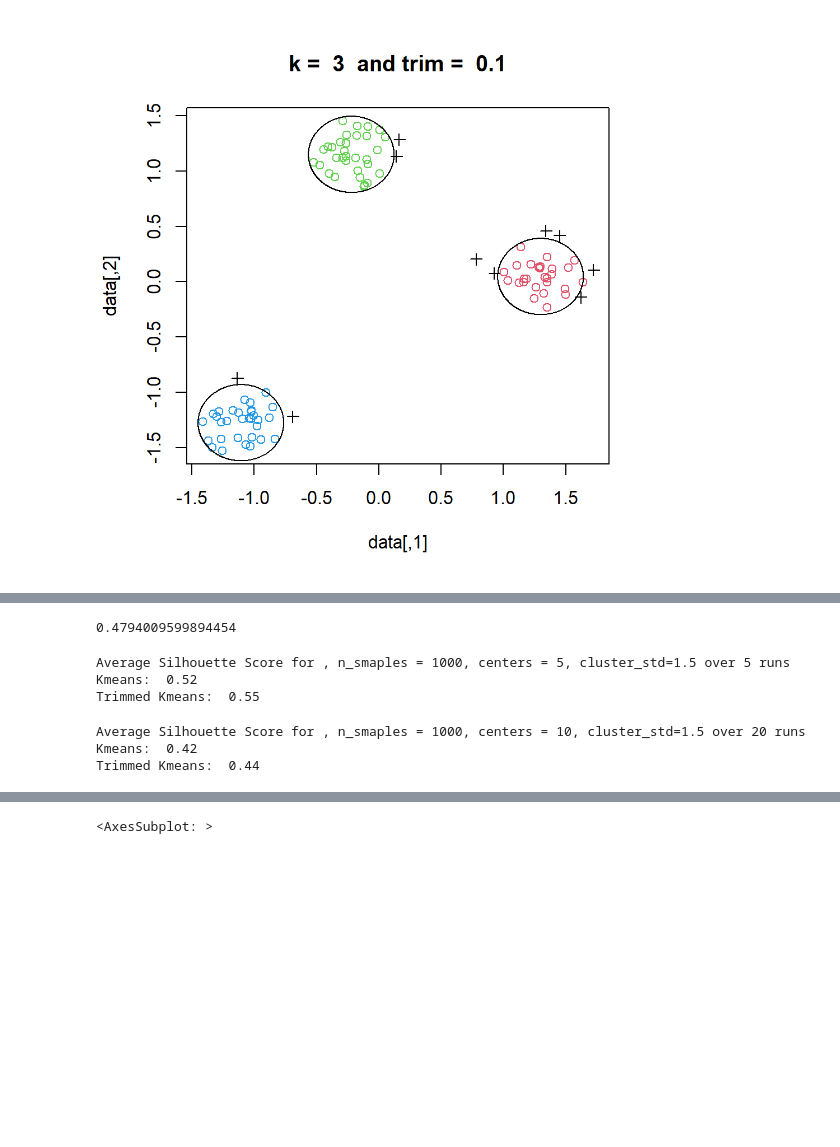
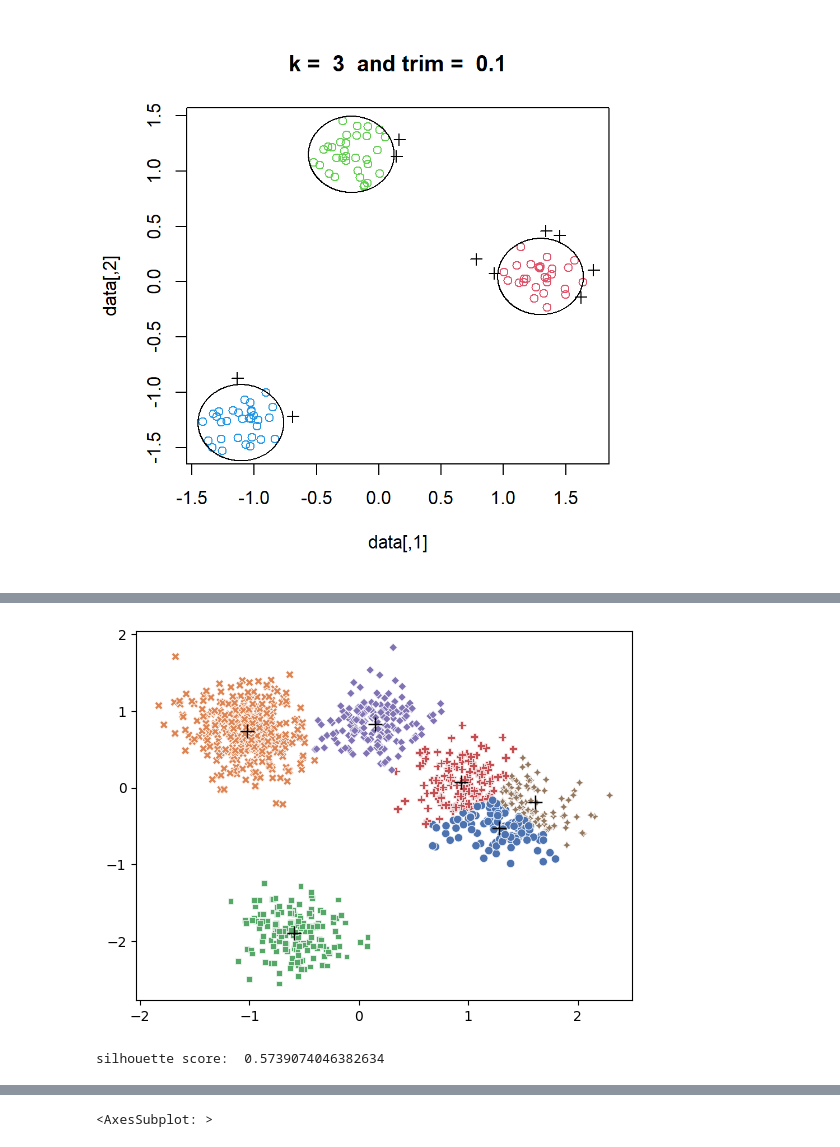
Before and after one commit to ArthRie/trimkmeans, a Jupyter notebook: metric_evaluation.ipynb, the cells around one changed output, grey strips where cells are left out. Saved outputs shown, nothing was run; the diff lists cells and outputs as text; code cells hidden in the pictures; blank space fills up the shorter version.

```diff
--- a/metric_evaluation.ipynb
+++ b/metric_evaluation.ipynb
@@ -192,57 +121,6 @@ plt.plot([x for x, _ in kmeans.cluster_centers_],
 # %%
 #Silhouette score for kmeans n_samples=1000, centers = 6, cluster_std=1.5
-metrics.silhouette_score(X_train, classification, metric='euclidean')
+plot_clustering(1000, 6, distribution= 'make_blobs', cluster_method= 'kmeans', cluster_std=1.5, metrics = ['silhouette_score'])
 # %% [output]
+[figure, added]
-0.4794009599894454
+silhouette score:  0.5739074046382634
-# %%
-centers = 5
-
-results_kmeans = []
-results_trimmed_kmeans = []
-for i in range(20):
-
-    X_train, true_labels = make_blobs(n_samples=1000, centers=centers, cluster_std=1.5)
-    X_train = StandardScaler().fit_transform(X_train)
-    kmeans = KMeans(n_clusters=centers)
-    kmeans.fit(X_train)
-    classification = kmeans.predict(X_train)
-    results_kmeans.append(metrics.silhouette_score(X_train, classification, metric='euclidean'))
-
-    trimkmeans = TrimKMeans(n_clusters=centers)
-    trimkmeans.fit(X_train)
-    class_centers, classification, cutoff_ranges = trimkmeans.evaluate(X_train)
-    results_trimmed_kmeans.append(trimmed_kmeans_silhouette_score(X_train, classification, centers))
-
-print("Average Silhouette Score for , n_smaples = 1000, centers = 5, cluster_std=1.5 over 20 runs")
-print( "Kmeans: ", round(sum(results_kmeans)/len(results_kmeans), 2))
-print("Trimmed Kmeans: ", round(sum(results_trimmed_kmeans)/len(results_trimmed_kmeans), 2))
-# %% [output]
-Average Silhouette Score for , n_smaples = 1000, centers = 5, cluster_std=1.5 over 5 runs
-Kmeans:  0.52
-Trimmed Kmeans:  0.55
-# %%
-centers = 10
-
-results_kmeans = []
-results_trimmed_kmeans = []
-for i in range(20):
-
-    X_train, true_labels = make_blobs(n_samples=1000, centers=centers, cluster_std=1.5)
-    X_train = StandardScaler().fit_transform(X_train)
-    kmeans = KMeans(n_clusters=centers)
-    kmeans.fit(X_train)
-    classification = kmeans.predict(X_train)
-    results_kmeans.append(metrics.silhouette_score(X_train, classification, metric='euclidean'))
-
-    trimkmeans = TrimKMeans(n_clusters=centers)
-    trimkmeans.fit(X_train)
-    class_centers, classification, cutoff_ranges = trimkmeans.evaluate(X_train)
-    results_trimmed_kmeans.append(trimmed_kmeans_silhouette_score(X_train, classification, centers))
-
-print("Average Silhouette Score for , n_smaples = 1000, centers = 10, cluster_std=1.5 over 20 runs")
-print( "Kmeans: ", round(sum(results_kmeans)/len(results_kmeans), 2))
-print("Trimmed Kmeans: ", round(sum(results_trimmed_kmeans)/len(results_trimmed_kmeans), 2))
-# %% [output]
-Average Silhouette Score for , n_smaples = 1000, centers = 10, cluster_std=1.5 over 20 runs
-Kmeans:  0.42
-Trimmed Kmeans:  0.44
```
Also changed, not shown: parts of 57 cells of this notebook, 4 other files.
